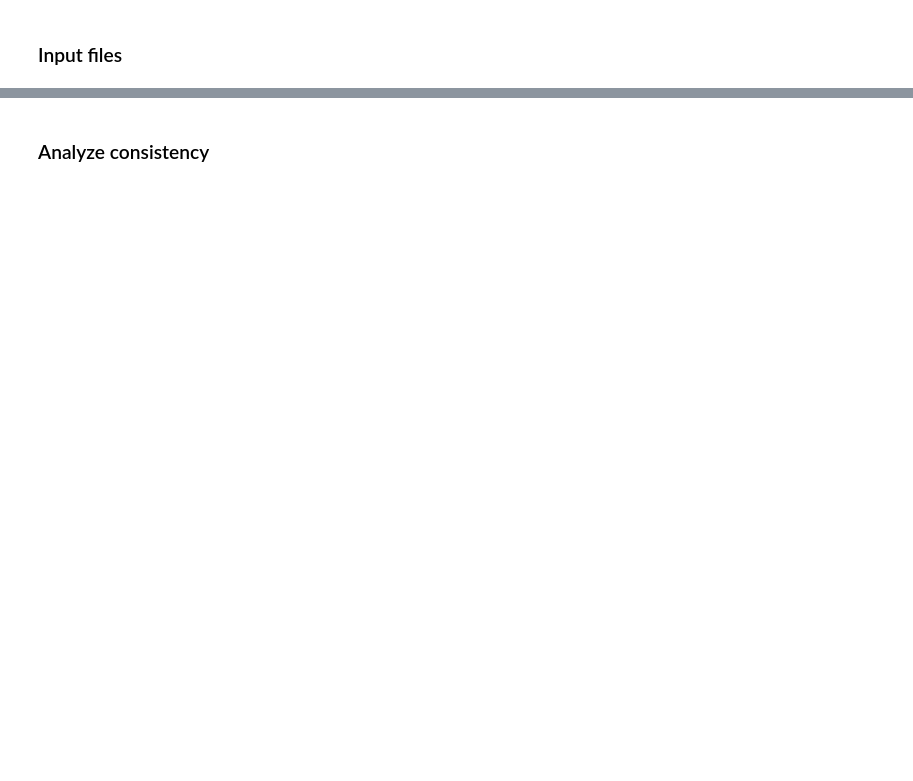
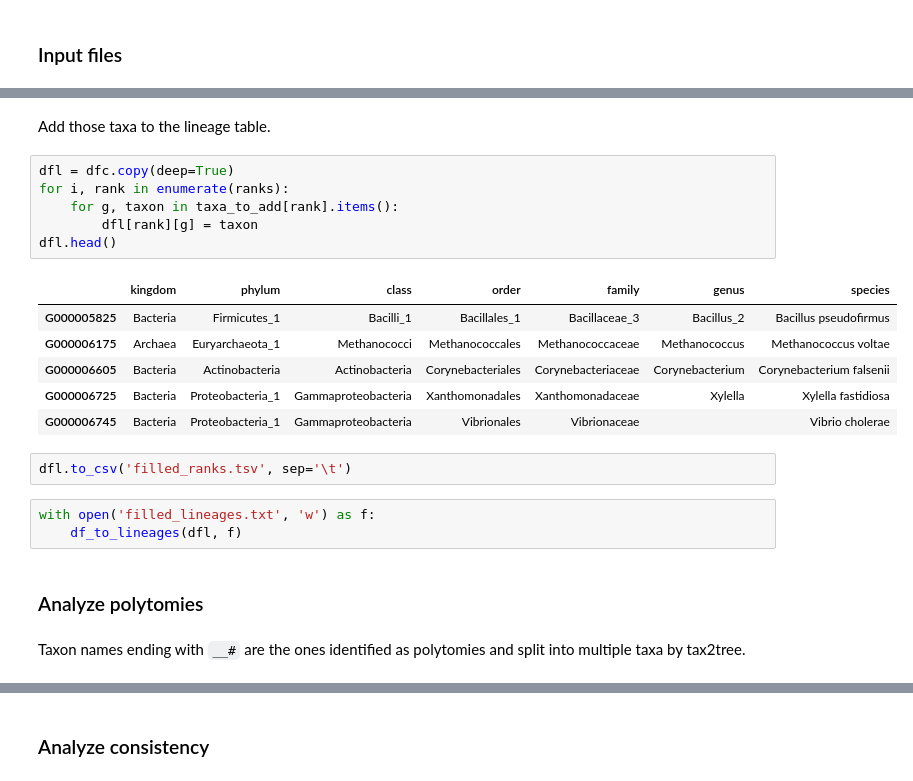
Before and after one commit to qiyunzhu/WGS-HGT, a Jupyter notebook: horizomer/ipynb/tax2tree.ipynb, the cells around one changed output, grey strips where cells are left out. Saved outputs shown, nothing was run; the diff lists cells and outputs as text; blank space fills up the shorter version.

```diff
--- a/horizomer/ipynb/tax2tree.ipynb
+++ b/horizomer/ipynb/tax2tree.ipynb
@@ -139,0 +217,24 @@ genus: 20 taxa split, max = 5 (Bacillus)
+# %% [markdown]
+Add those taxa to the lineage table.
+# %%
+dfl = dfc.copy(deep=True)
+for i, rank in enumerate(ranks):
+    for g, taxon in taxa_to_add[rank].items():
+        dfl[rank][g] = taxon
+dfl.head()
+# %% [output]
+|  | kingdom | phylum | class | order | family | genus | species |
+| G000005825 | Bacteria | Firmicutes_1 | Bacilli_1 | Bacillales_1 | Bacillaceae_3 | Bacillus_2 | Bacillus pseudofirmus |
+| G000006175 | Archaea | Euryarchaeota_1 | Methanococci | Methanococcales | Methanococcaceae | Methanococcus | Methanococcus voltae |
+| G000006605 | Bacteria | Actinobacteria | Actinobacteria | Corynebacteriales | Corynebacteriaceae | Corynebacterium | Corynebacterium falsenii |
+| G000006725 | Bacteria | Proteobacteria_1 | Gammaproteobacteria | Xanthomonadales | Xanthomonadaceae | Xylella | Xylella fastidiosa |
+| G000006745 | Bacteria | Proteobacteria_1 | Gammaproteobacteria | Vibrionales | Vibrionaceae |  | Vibrio cholerae |
+# %%
+dfl.to_csv('filled_ranks.tsv', sep='\t')
+# %%
+with open('filled_lineages.txt', 'w') as f:
+    df_to_lineages(dfl, f)
+# %% [markdown]
+### Analyze polytomies
+# %% [markdown]
+Taxon names ending with `__#` are the ones identified as polytomies and split into multiple taxa by tax2tree.
```
Also changed, not shown: parts of 103 cells of this notebook.
